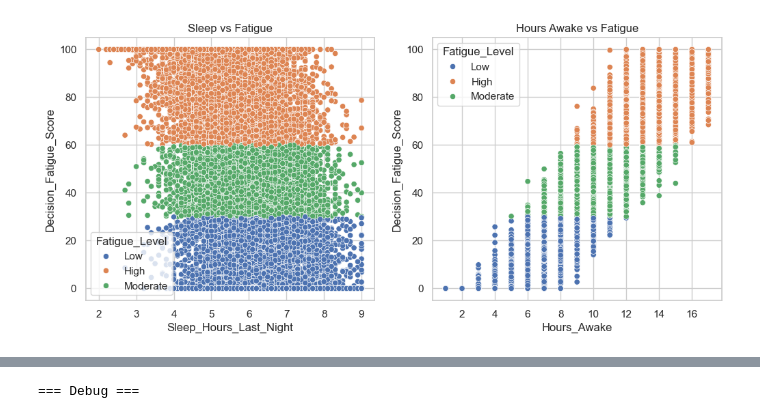
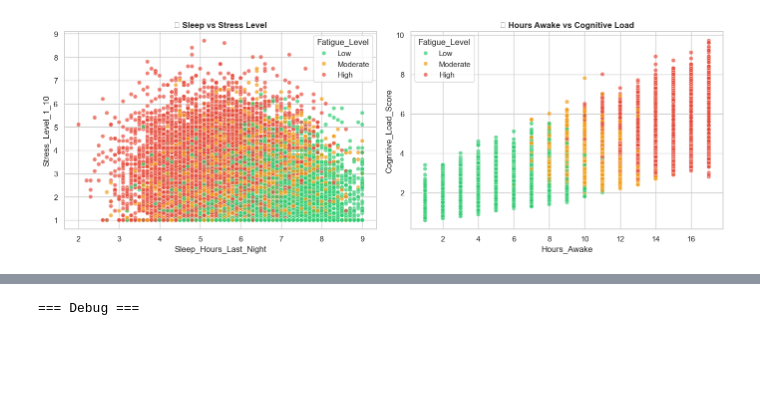
Before and after one commit to djaluaverrous/human-fatigue-classification-project, a Jupyter notebook: notebook/analysis.ipynb, the cells around one changed output, grey strips where cells are left out. Drawn from its saved outputs; the diff is of its cells as text; code cells hidden in the pictures; blank space fills up the shorter version.

```diff
--- a/notebook/analysis.ipynb
+++ b/notebook/analysis.ipynb
@@ -71,20 +130,3 @@ dtype: int64
 | max | 17.000000 | 117.000000 | 48.000000 | 6.800000 | 9.000000 | ... |
 === DUPLICATE ===
 1
-# %%
-# =========================
-# 1. HAPUS DUPLICATE
-# =========================
-df = df.drop_duplicates()
-
-print("Jumlah data setelah hapus duplicate:", df.shape)
-
-# =========================
-# 2. DROP KOLOM YANG TIDAK DIPAKAI
-# =========================
-
-# Kolom yang berpotensi data leakage
-df = df.drop(columns=['System_Recommendation'])
-
-print("Kolom setelah drop:")
-print(df.columns)
@@ -138,12 +342,40 @@ plt.show()
 # %%
-fig, axes = plt.subplots(1, 2, figsize=(12,5))
+# ================================================
+# CELL 8 — EDA: SCATTER PLOT
+# ================================================
 
-sns.scatterplot(x='Sleep_Hours_Last_Night', y='Decision_Fatigue_Score', hue='Fatigue_Level', data=df, ax=axes[0])
-axes[0].set_title('Sleep vs Fatigue')
+fig, axes = plt.subplots(1, 2, figsize=(14, 5))
 
-sns.scatterplot(x='Hours_Awake', y='Decision_Fatigue_Score', hue='Fatigue_Level', data=df, ax=axes[1])
-axes[1].set_title('Hours Awake vs Fatigue')
+palette = {'Low': '#2ecc71', 'Moderate': '#f39c12', 'High': '#e74c3c'}
 
+# Plot 1: Sleep vs Stress
+sns.scatterplot(
+    x='Sleep_Hours_Last_Night',
+    y='Stress_Level_1_10',
+    hue='Fatigue_Level',
+    hue_order=['Low', 'Moderate', 'High'],
+    palette=palette,
+    data=df,
+    alpha=0.7,
+    ax=axes[0]
+)
+axes[0].set_title('😴 Sleep vs Stress Level', fontweight='bold')
+
+# Plot 2: Hours Awake vs Cognitive Load
+sns.scatterplot(
+    x='Hours_Awake',
+    y='Cognitive_Load_Score',
+    hue='Fatigue_Level',
+    hue_order=['Low', 'Moderate', 'High'],
+    palette=palette,
+    data=df,
+    alpha=0.7,
+    ax=axes[1]
+)
+axes[1].set_title('⏰ Hours Awake vs Cognitive Load', fontweight='bold')
+
+plt.tight_layout()
+plt.savefig('../output/scatter_plots.png', dpi=150)
 plt.show()
 # %% [output]
-[figure, old version]
+[figure, new version]
```
Also changed, not shown: parts of 47 cells of this notebook, 19 other files.
